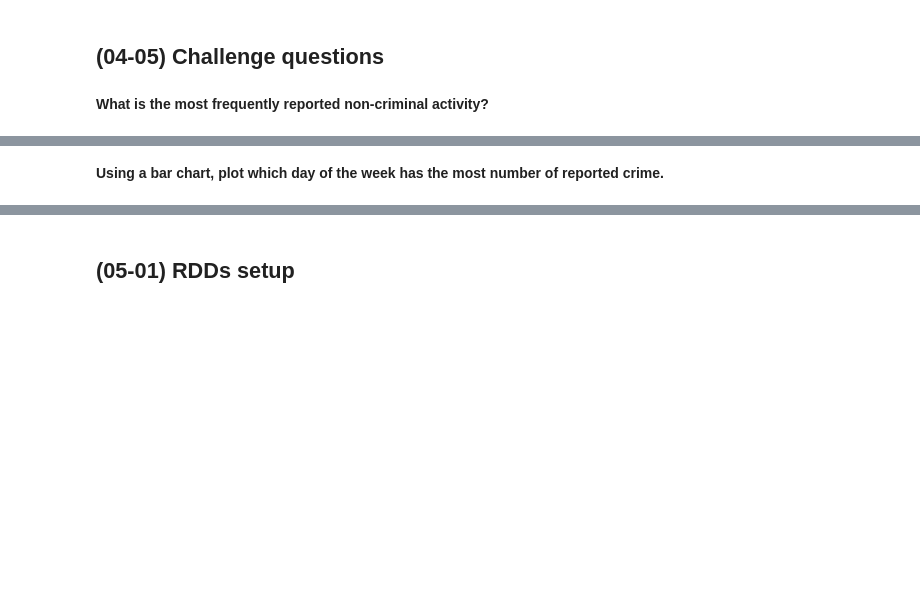
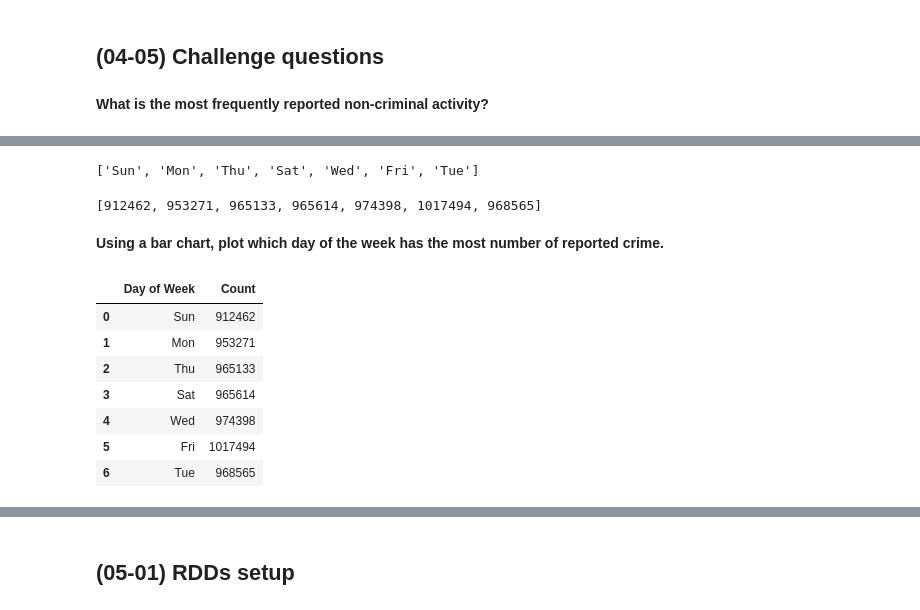
Before and after one commit to harish2190/Python_Repository, a Jupyter notebook: Apache_PySpark_by_Example.ipynb, the cells around one changed output, grey strips where cells are left out. Saved outputs shown, nothing was run; the diff lists cells and outputs as text; code cells hidden in the pictures; blank space fills up the shorter version.

```diff
--- a/Apache_PySpark_by_Example.ipynb
+++ b/Apache_PySpark_by_Example.ipynb
@@ -592,2 +700,7 @@ print(dir(functions))
 # %% [markdown]
   **2019-12-25 13:30:00**
+# %%
+from pyspark.sql import SparkSession
+spark = SparkSession.builder.master("local[*]").getOrCreate()
+df=spark.createDataFrame([('2019-12-25 13:30:00',)],['Christmas'])
+df.show(1)
@@ -608,2 +1235,12 @@ print(dir(functions))
+# %%
+dow = [x[0] for x in rc.groupBy(date_format(col('Date'),'E')).count().collect()]
+dow
+# %% [output]
+['Sun', 'Mon', 'Thu', 'Sat', 'Wed', 'Fri', 'Tue']
+# %%
+cnt = [x[1] for x in rc.groupBy(date_format(col('Date'),'E')).count().collect()]
+cnt
+# %% [output]
+[912462, 953271, 965133, 965614, 974398, 1017494, 968565]
 # %% [markdown]
 **Using a bar chart, plot which day of the week has the most number of reported crime.**
@@ -609,0 +1250,12 @@ print(dir(functions))
+# %%
+cp = pd.DataFrame ({'Day of Week':dow,'Count':cnt  })
+cp.head(7)
+# %% [output]
+|  | Day of Week | Count |
+| 0 | Sun | 912462 |
+| 1 | Mon | 953271 |
+| 2 | Thu | 965133 |
+| 3 | Sat | 965614 |
+| 4 | Wed | 974398 |
+| 5 | Fri | 1017494 |
+| 6 | Tue | 968565 |
```
Also changed, not shown: parts of 47 cells of this notebook.
